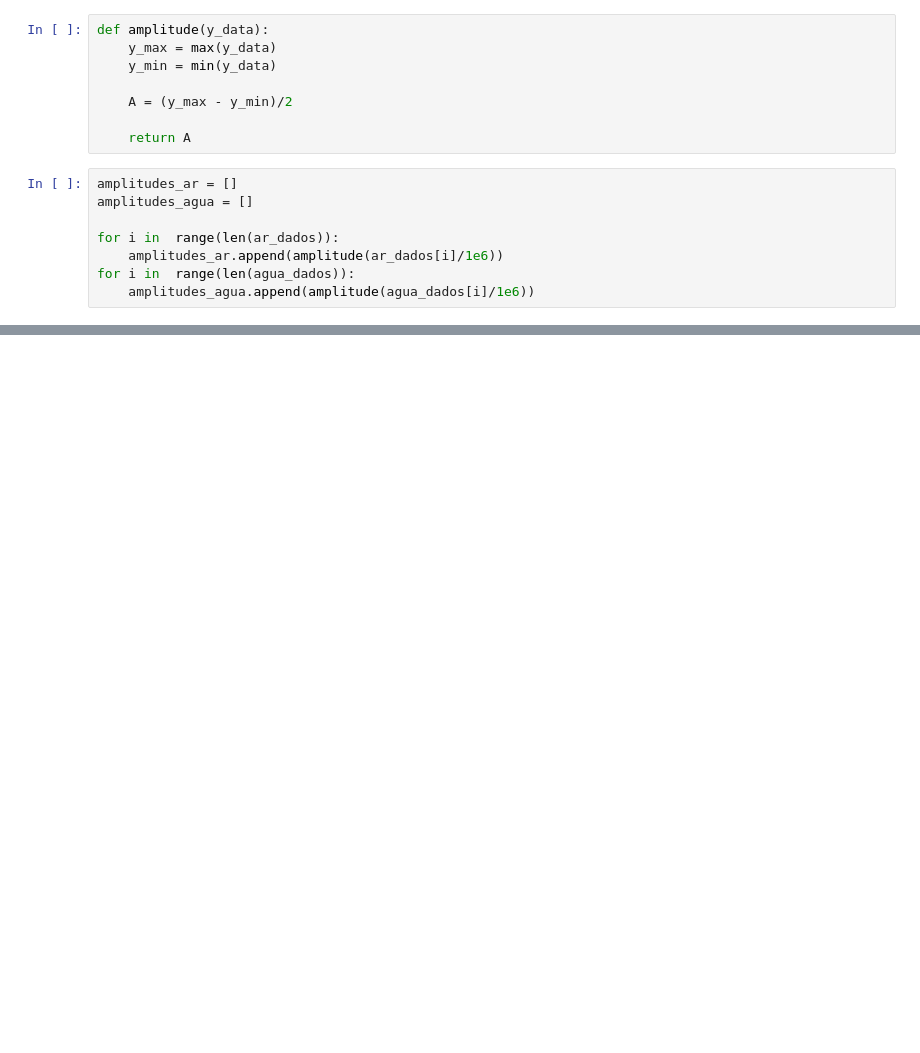
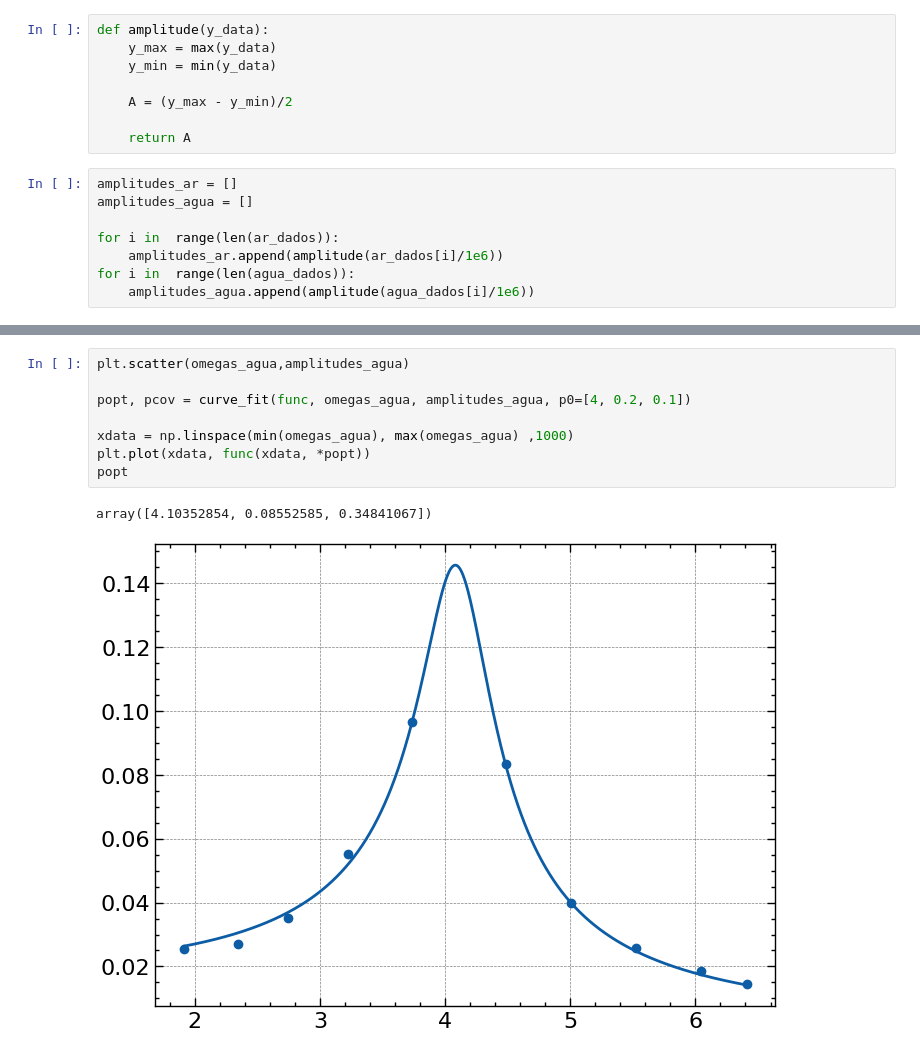
Before and after one commit to matncb/laboratorio-fisica2, a Jupyter notebook: pratica3/main-w.ipynb, the cells around one changed output, grey strips where cells are left out. Saved outputs shown, nothing was run; the diff lists cells and outputs as text; blank space fills up the shorter version.

```diff
--- a/pratica3/main-w.ipynb
+++ b/pratica3/main-w.ipynb
@@ -46,0 +55,11 @@ plt.plot(amplitudes_ar)
+# %%
+plt.scatter(omegas_agua,amplitudes_agua)
+
+popt, pcov = curve_fit(func, omegas_agua, amplitudes_agua, p0=[4, 0.2, 0.1])
+
+xdata = np.linspace(min(omegas_agua), max(omegas_agua) ,1000)
+plt.plot(xdata, func(xdata, *popt))
+popt
+# %% [output]
+array([4.10352854, 0.08552585, 0.34841067])
+[figure, added]
```
Also changed, not shown: parts of 7 cells of this notebook, 2 other files.
